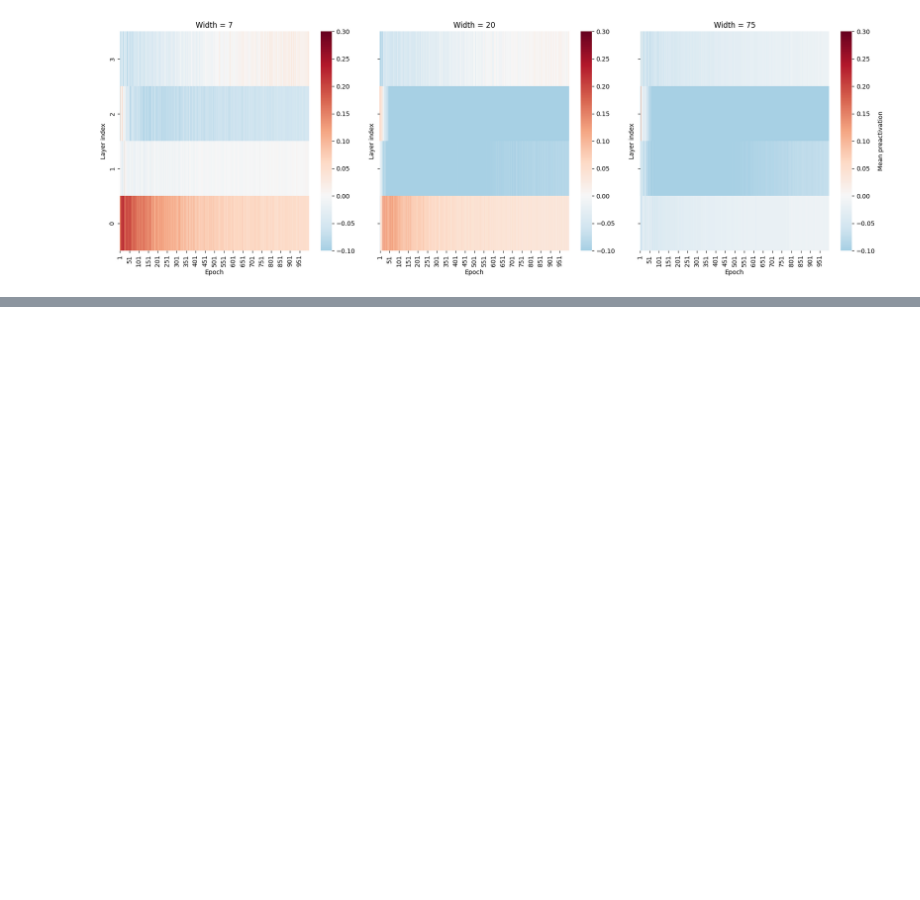
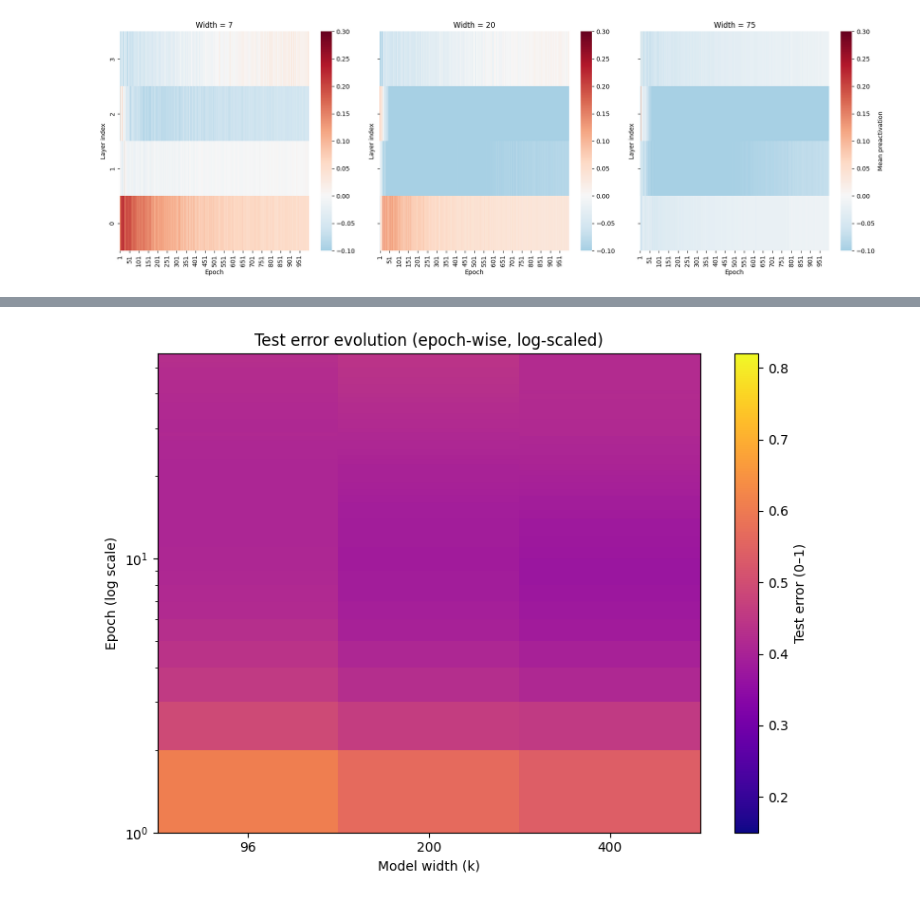
Before and after one commit to andrei-lucian/MSc_Thesis, a Jupyter notebook: results.ipynb, the cells around one changed output, grey strips where cells are left out. Cells and saved outputs as stored; diff of their text form; code cells hidden in the pictures; blank space fills up the shorter version.

```diff
--- a/results.ipynb
+++ b/results.ipynb
@@ -502,0 +537,49 @@ plt.show()
+# %%
+import matplotlib.pyplot as plt
+import numpy as np
+
+# Average across seeds, but compute error instead of accuracy
+df_mean = (
+    df.groupby(["width", "epoch"], as_index=False)
+    .agg(test_error=("test_acc", lambda x: 1 - x.mean()))
+)
+
+# Pivot into width × epoch grid
+pivot = df_mean.pivot(index="width", columns="epoch", values="test_error")
+
+# If you only care about certain widths
+selected_widths = [96,200,400]
+pivot_sel = pivot.loc[selected_widths]
+
+# pivot: rows = width, cols = epoch
+Z = pivot_sel.T.values              # shape (n_epochs, n_widths)
+epochs = pivot_sel.columns.values   # e.g. [1, 2, ..., 1000]
+widths = [96,200,400]     # e.g. [0.0625, 0.2]
+
+fig, ax = plt.subplots(figsize=(8, 6))
+
+# define bin edges
+X_edges = np.arange(len(widths) + 1)   # bin edges for widths
+Y_edges = np.arange(epochs.min(), epochs.max() + 2)  # bin edges for epochs
+
+X, Y = np.meshgrid(X_edges, Y_edges)
+
+# fixed color scale from 0 to 1
+c = ax.pcolormesh(X, Y, Z, cmap="plasma", shading="auto", vmin=0.15, vmax=0.82)
+
+# log y-axis for epochs
+ax.set_yscale("log")
+ax.set_ylabel("Epoch (log scale)")
+ax.set_xlabel("Model width (k)")
+
+# ticks at bin centers
+ax.set_xticks(np.arange(len(widths)) + 0.5)
+ax.set_xticklabels(widths)
+
+# colorbar
+fig.colorbar(c, ax=ax, label="Test error (0–1)")
+plt.title("Test error evolution (epoch-wise, log-scaled)")
+plt.tight_layout()
+plt.show()
+# %% [output]
+[figure, added]
```
Also changed, not shown: parts of 13 cells of this notebook, 28 other files.
